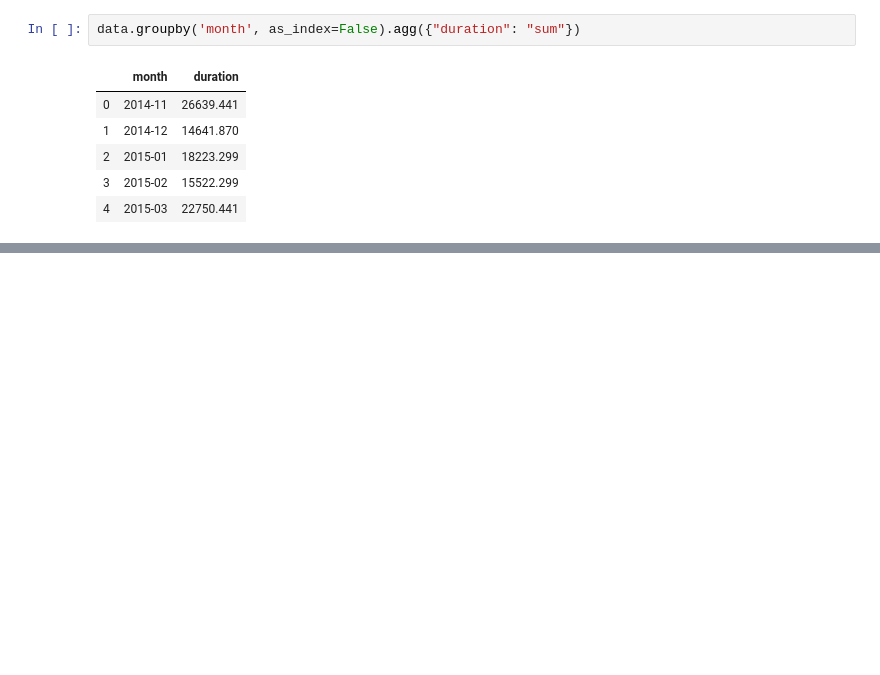
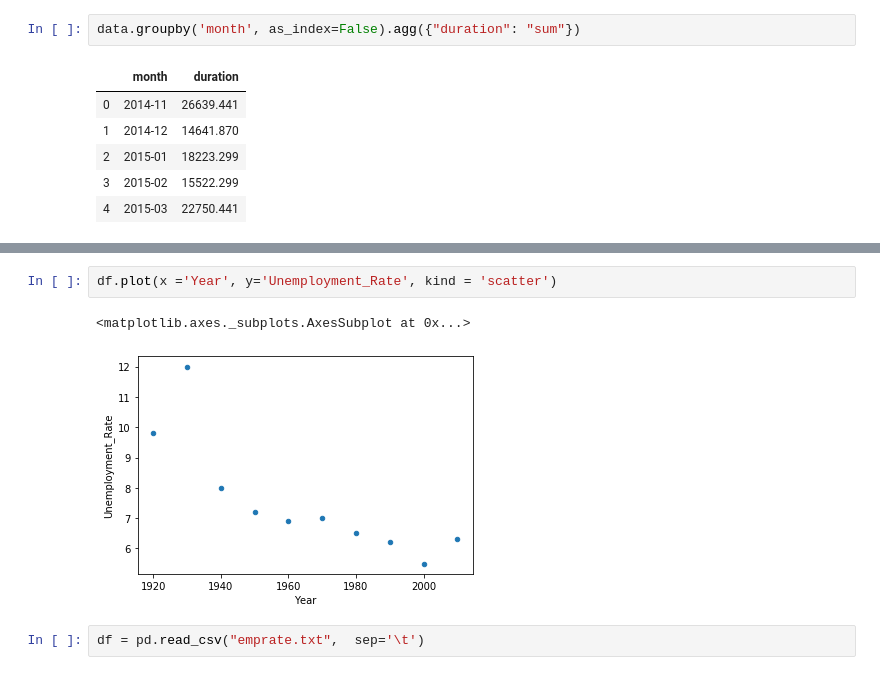
Before and after one commit to vijeeshtp/pandas1, a Jupyter notebook: Untitled.ipynb, the cells around one changed output, grey strips where cells are left out. Saved outputs shown, nothing was run; the diff lists cells and outputs as text; blank space fills up the shorter version.

```diff
--- a/Untitled.ipynb
+++ b/Untitled.ipynb
@@ -740,0 +1184,7 @@ data.groupby(
+# %%
+df.plot(x ='Year', y='Unemployment_Rate', kind = 'scatter')
+# %% [output]
+<matplotlib.axes._subplots.AxesSubplot at 0x...>
+[figure, added]
+# %%
+df = pd.read_csv("emprate.txt",  sep='\t')
```
Also changed, not shown: parts of 56 cells of this notebook, 1 other file.
